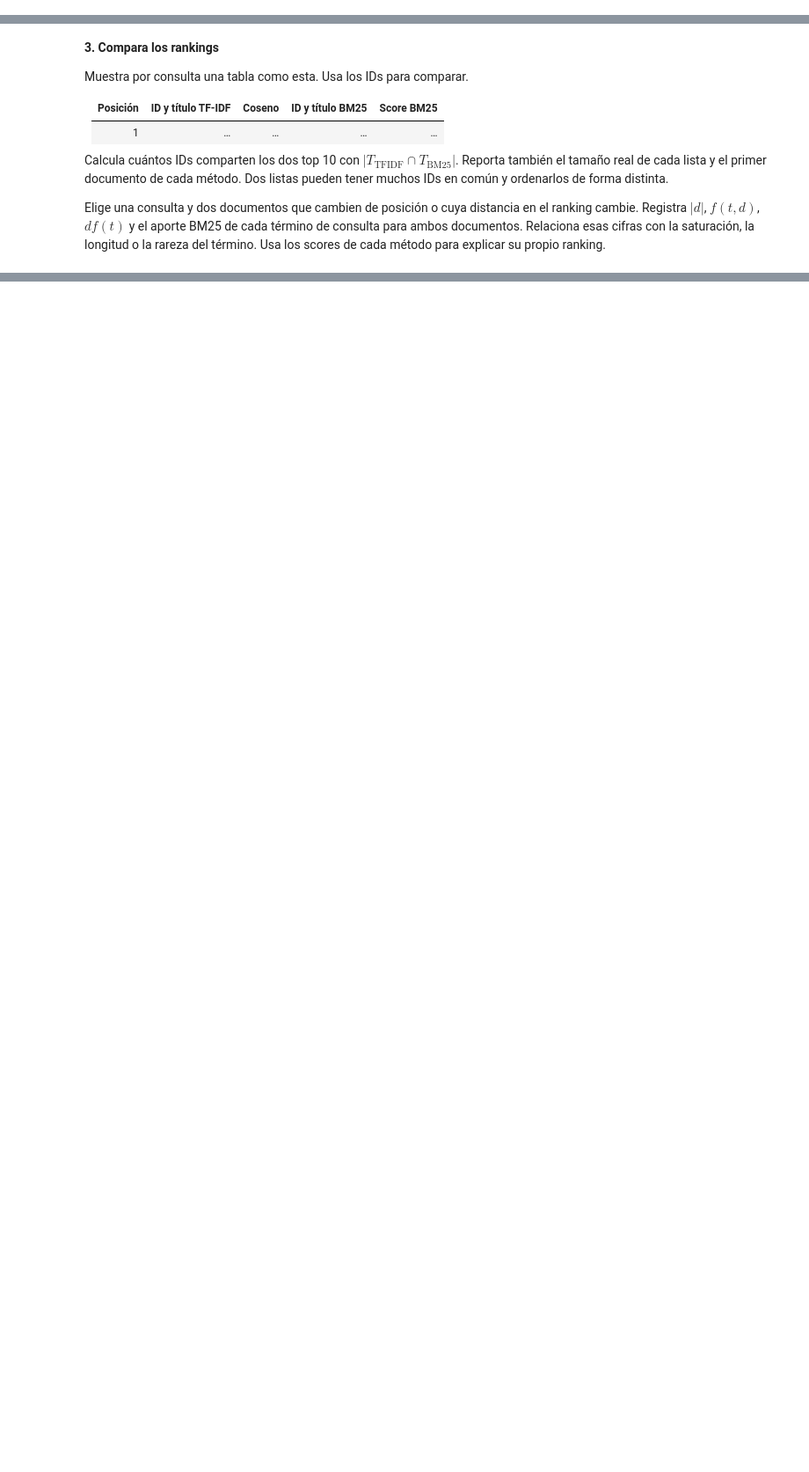
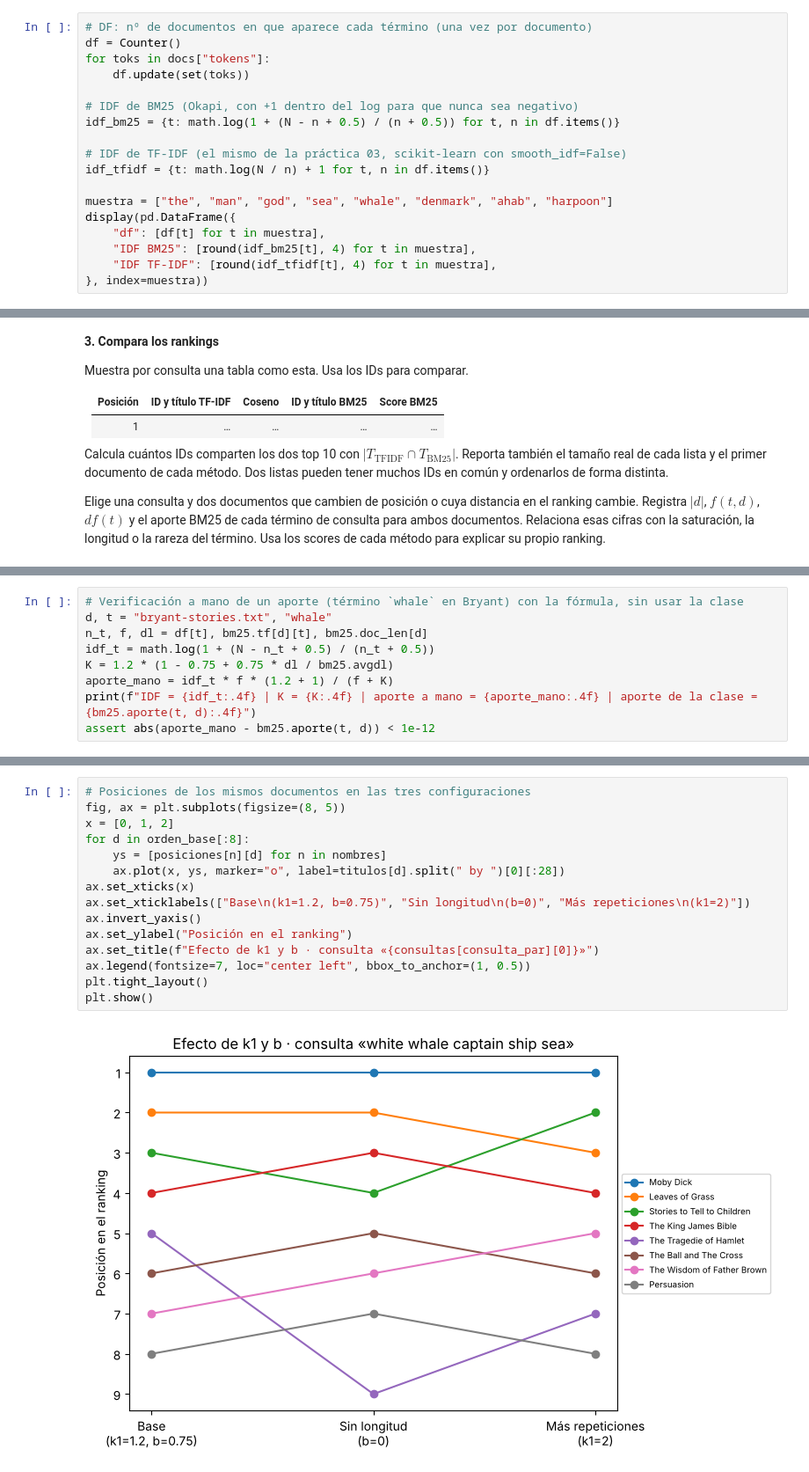
Before and after one commit to Josefu-zero/TAREAS_RECUPERACION_DE_INFO, a Jupyter notebook: 04ModeloProbabilístico/04_bm25.ipynb, the cells around one changed output, grey strips where cells are left out. Shown at 88% size. Drawn from its saved outputs; the diff is of its cells as text; blank space fills up the shorter version.

```diff
--- a/04ModeloProbabilístico/04_bm25.ipynb
+++ b/04ModeloProbabilístico/04_bm25.ipynb
@@ -17,0 +96,18 @@ Calcula DF e IDF.
+# %%
+# DF: nº de documentos en que aparece cada término (una vez por documento)
+df = Counter()
+for toks in docs["tokens"]:
+    df.update(set(toks))
+
+# IDF de BM25 (Okapi, con +1 dentro del log para que nunca sea negativo)
+idf_bm25 = {t: math.log(1 + (N - n + 0.5) / (n + 0.5)) for t, n in df.items()}
+
+# IDF de TF-IDF (el mismo de la práctica 03, scikit-learn con smooth_idf=False)
+idf_tfidf = {t: math.log(N / n) + 1 for t, n in df.items()}
+
+muestra = ["the", "man", "god", "sea", "whale", "denmark", "ahab", "harpoon"]
+display(pd.DataFrame({
+    "df": [df[t] for t in muestra],
+    "IDF BM25": [round(idf_bm25[t], 4) for t in muestra],
+    "IDF TF-IDF": [round(idf_tfidf[t], 4) for t in muestra],
+}, index=muestra))
@@ -51,0 +550,9 @@ Muestra las posiciones de los mismos documentos en las tres configuraciones. Si
+# %%
+# Verificación a mano de un aporte (término `whale` en Bryant) con la fórmula, sin usar la clase
+d, t = "bryant-stories.txt", "whale"
+n_t, f, dl = df[t], bm25.tf[d][t], bm25.doc_len[d]
+idf_t = math.log(1 + (N - n_t + 0.5) / (n_t + 0.5))
+K = 1.2 * (1 - 0.75 + 0.75 * dl / bm25.avgdl)
+aporte_mano = idf_t * f * (1.2 + 1) / (f + K)
+print(f"IDF = {idf_t:.4f} | K = {K:.4f} | aporte a mano = {aporte_mano:.4f} | aporte de la clase = {bm25.aporte(t, d):.4f}")
+assert abs(aporte_mano - bm25.aporte(t, d)) < 1e-12
@@ -51,0 +683,17 @@ Muestra las posiciones de los mismos documentos en las tres configuraciones. Si
+# %%
+# Posiciones de los mismos documentos en las tres configuraciones
+fig, ax = plt.subplots(figsize=(8, 5))
+x = [0, 1, 2]
+for d in orden_base[:8]:
+    ys = [posiciones[n][d] for n in nombres]
+    ax.plot(x, ys, marker="o", label=titulos[d].split(" by ")[0][:28])
+ax.set_xticks(x)
+ax.set_xticklabels(["Base\n(k1=1.2, b=0.75)", "Sin longitud\n(b=0)", "Más repeticiones\n(k1=2)"])
+ax.invert_yaxis()
+ax.set_ylabel("Posición en el ranking")
+ax.set_title(f"Efecto de k1 y b · consulta «{consultas[consulta_par][0]}»")
+ax.legend(fontsize=7, loc="center left", bbox_to_anchor=(1, 0.5))
+plt.tight_layout()
+plt.show()
+# %% [output]
+[figure, added]
```
Also changed, not shown: parts of 19 cells of this notebook.
